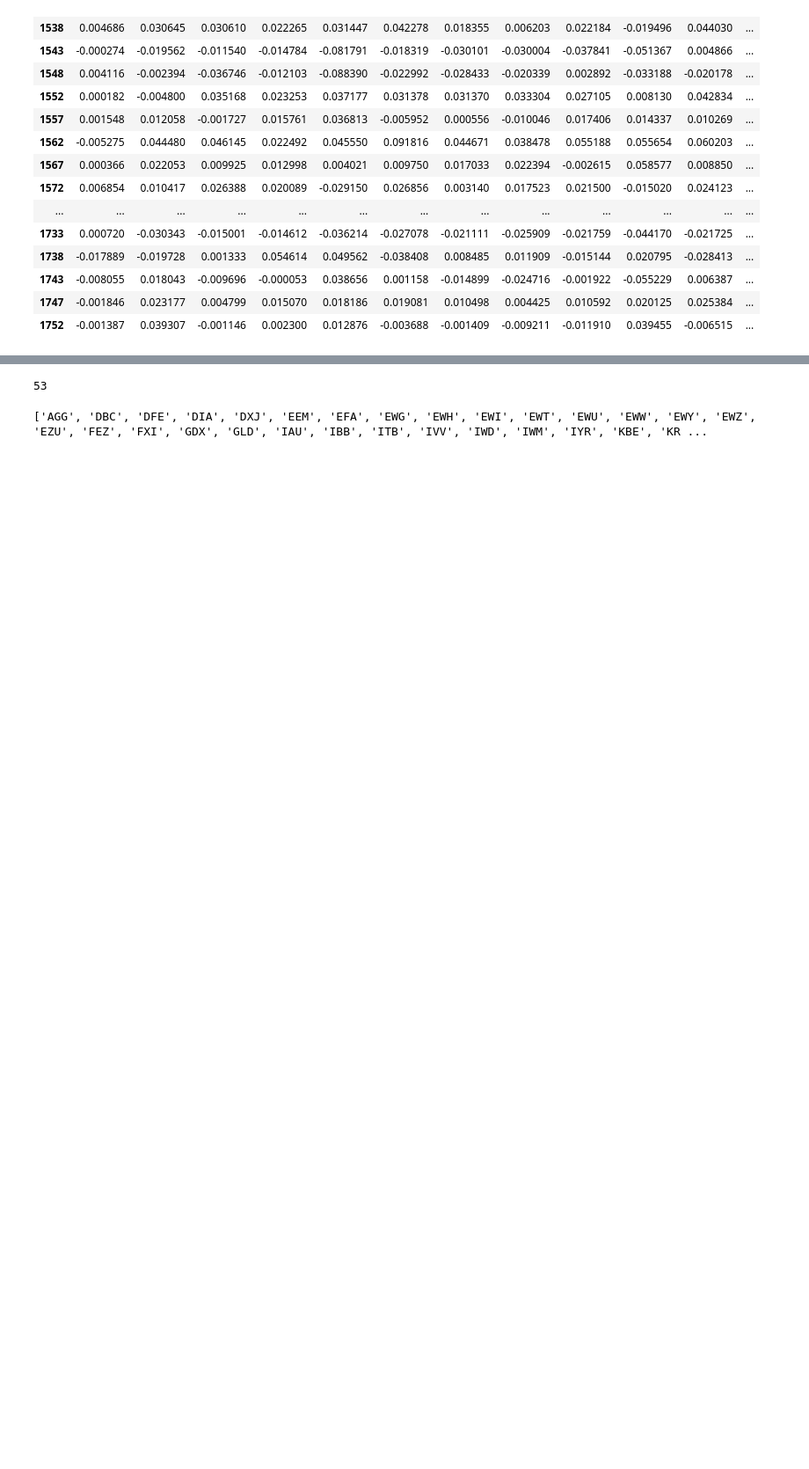
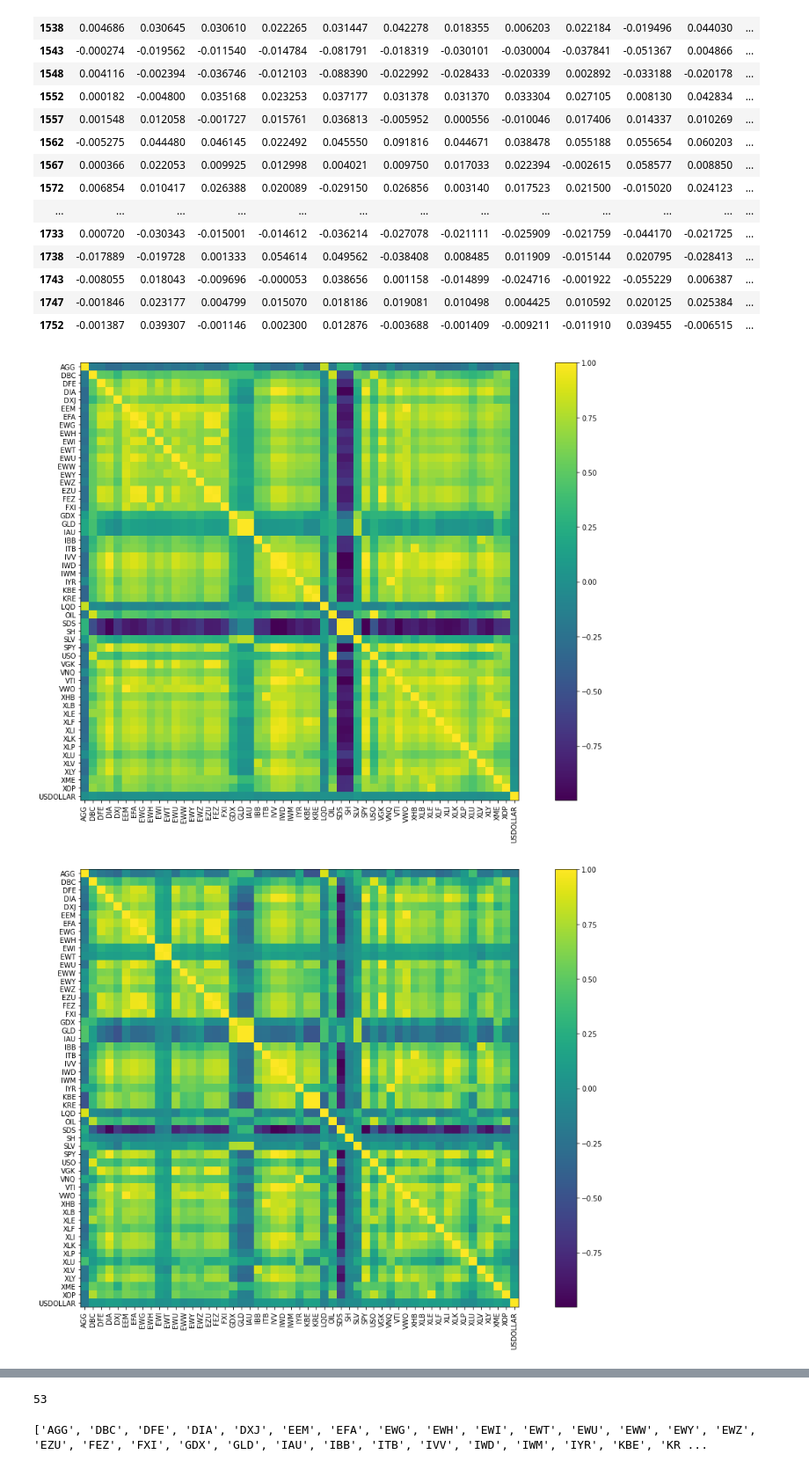
Before and after one commit to saritmaitra/mathematical_optimization_model, a Jupyter notebook: mathematical_optimization.ipynb, the cells around one changed output, grey strips where cells are left out. Shown at 88% size. Saved outputs shown, nothing was run; the diff lists cells and outputs as text; code cells hidden in the pictures; blank space fills up the shorter version.

```diff
--- a/mathematical_optimization.ipynb
+++ b/mathematical_optimization.ipynb
@@ -126,0 +203,12 @@ asset_vols = np.sqrt(sigma)
+# %%
+past_df, future_df = df_new.iloc[:-250], df_new.iloc[-250:]
+cov_future_df = risk_models.sample_cov(future_df)
+cov_past_df = risk_models.sample_cov(past_df)
+plt.rcParams["figure.figsize"] = (15,10)
+plotting.plot_covariance(cov_past_df, plot_correlation=True)
+plotting.plot_covariance(cov_future_df, plot_correlation=True)
+
+plt.show()
+# %% [output]
+[figure, added]
+[figure, added]
```
Also changed, not shown: parts of 30 cells of this notebook.
